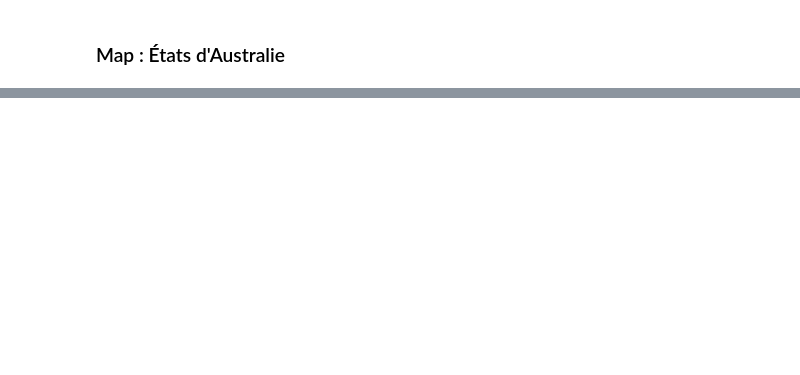
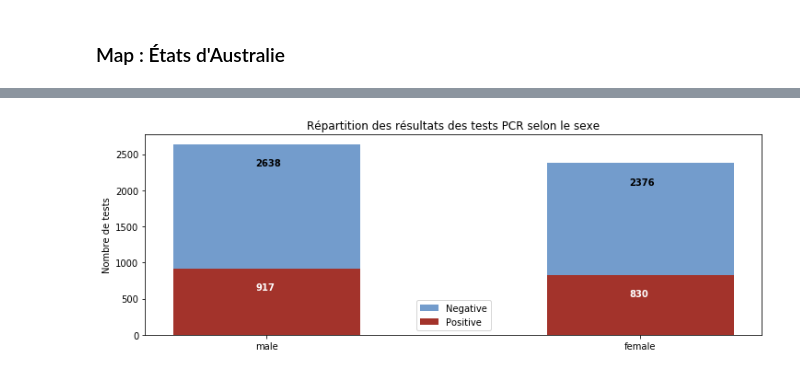
Before and after one commit to titigmr/Test-INRIA-APHP, a Jupyter notebook: data_analysis.ipynb, the cells around one changed output, grey strips where cells are left out. Cells and saved outputs as stored; diff of their text form; code cells hidden in the pictures; blank space fills up the shorter version.

```diff
--- a/data_analysis.ipynb
+++ b/data_analysis.ipynb
@@ -168,0 +208,32 @@ data = pd.merge(df, map_df, left_on="state", right_on='name').drop(columns=["nam
+# %%
+df_N = df[df.pcr == 'N']
+df_P = df[df.pcr == 'P']
+# %%
+def plot_bar_PN(df_N, df_P, var, title='', y=0, x=0):
+
+    count_N = df_N[var].value_counts()
+    count_P = df_P[var].value_counts()
+
+    b = (0.45, 0.61, 0.8)
+    r = (0.64, 0.2, 0.17)
+
+    plt.figure(figsize=(12,4))
+    plt.title(title)
+    plt.ylabel("Nombre de tests")
+    plt.bar(x=count_N.index,
+            height=count_N, color=b, width=0.5, label='Negative')
+    plt.bar(x=count_P.index,
+            height=count_P, color=r, width=0.5, label='Positive')
+    plt.legend()
+
+    for i, v in enumerate(count_N.values):
+        plt.text(i+x, v+y, s=str(v), color='black', fontweight='bold')
+
+    for i, v in enumerate(count_P.values):
+        plt.text(i+x , v+y, s=str(v), color='white', fontweight='bold')
+# %%
+plot_bar_PN(df_N, df_P, 'gender',
+            y=-300, x=-0.03,
+            title='Répartition des résultats des tests PCR selon le sexe')
+# %% [output]
+[figure, added]
```
Also changed, not shown: parts of 21 cells of this notebook, 5 other files.
